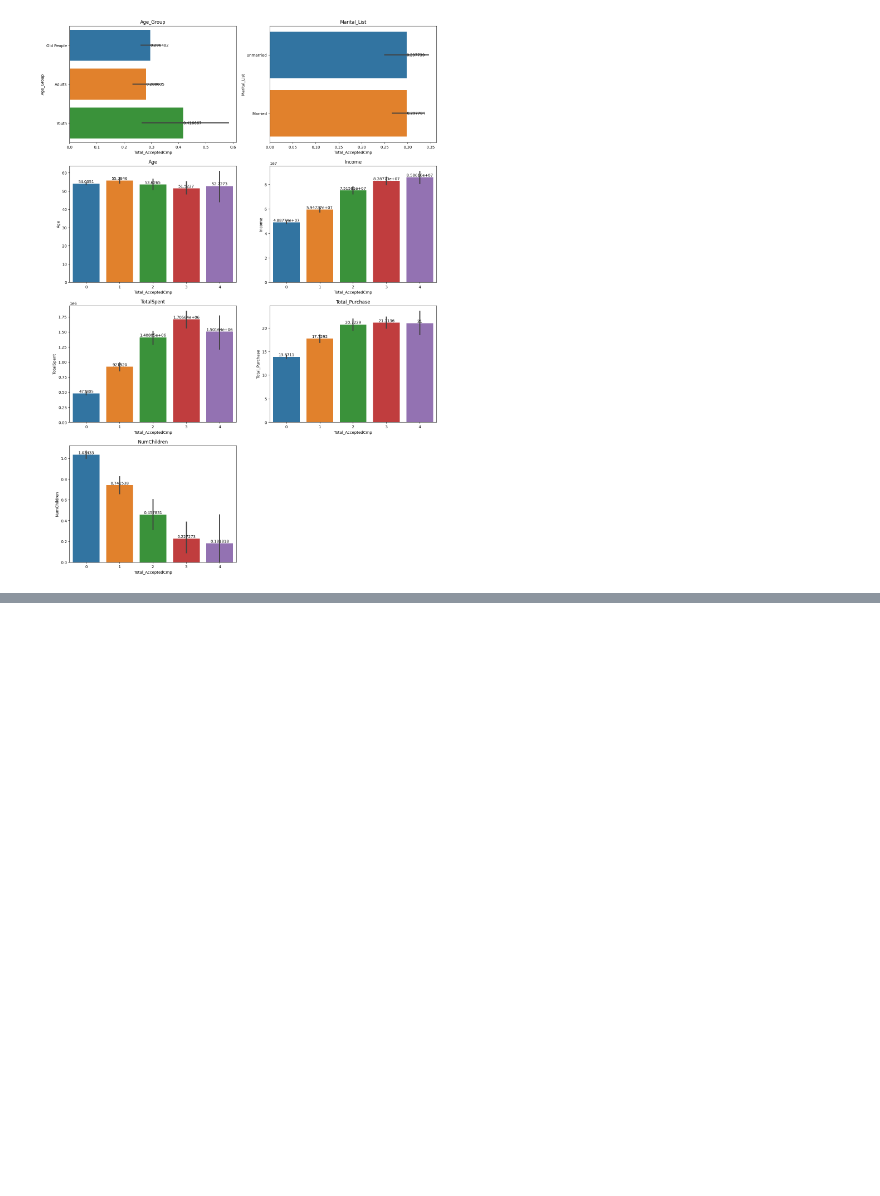
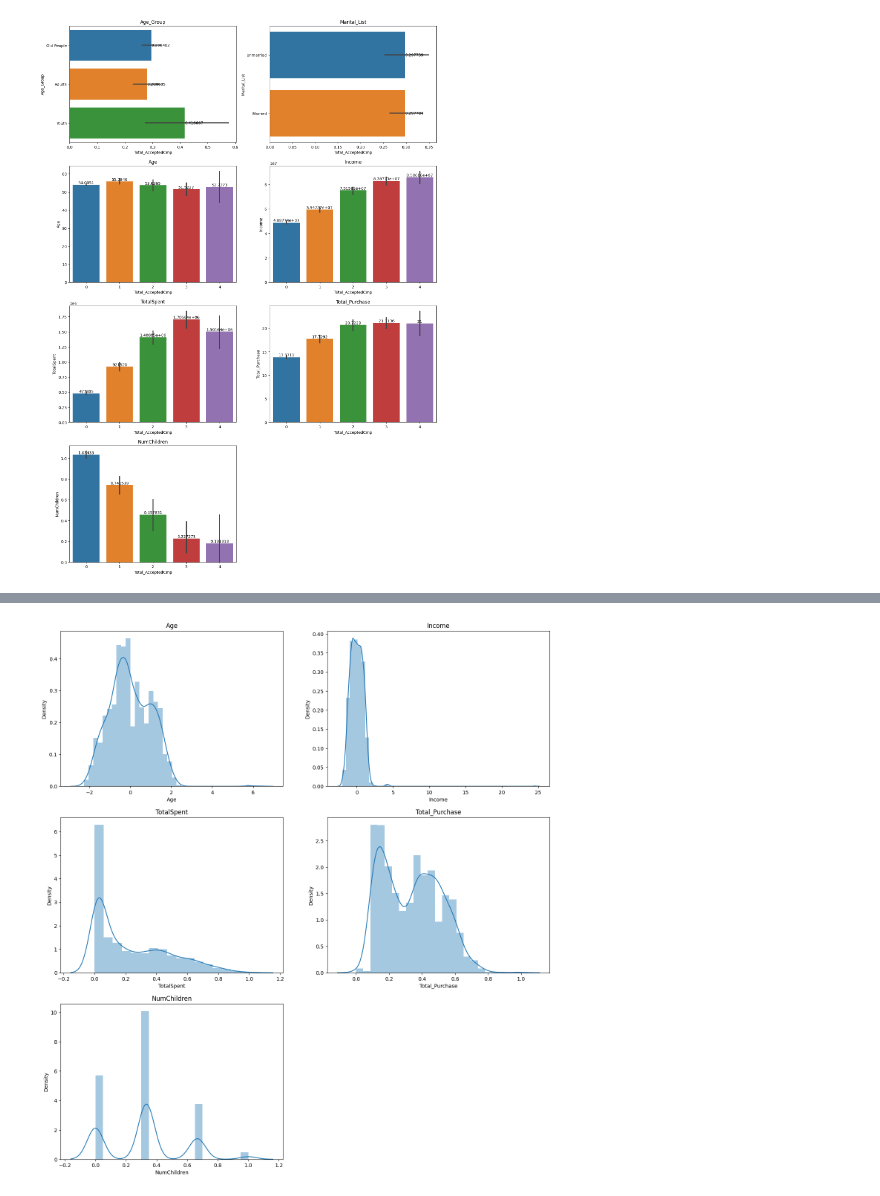
Before and after one commit to masendhy/predict_customer_personality_to_boost_marketing_campaign_by_using_machine_learning, a Jupyter notebook: predict_customer_personality_to_boost_marketing_campaign_by_using_machine_learning.ipynb, the cells around one changed output, grey strips where cells are left out. Drawn from its saved outputs; the diff is of its cells as text; code cells hidden in the pictures; blank space fills up the shorter version.

Commit message:
Conversion Rate Analysis Based on Income, Spending and Age done

```diff
--- a/predict_customer_personality_to_boost_marketing_campaign_by_using_machine_learning.ipynb
+++ b/predict_customer_personality_to_boost_marketing_campaign_by_using_machine_learning.ipynb
@@ -241,0 +249,20 @@ for i, col in enumerate(df_featex[columns],1):
+# %%
+# lets do transformation (normalization) of TotalSpent, Total_Purchase and NumChildren
+from sklearn.preprocessing import MinMaxScaler, StandardScaler
+
+df_featex.TotalSpent = MinMaxScaler().fit_transform(df_featex[['TotalSpent']])
+df_featex.Total_Purchase = MinMaxScaler().fit_transform(df_featex[['Total_Purchase']])
+df_featex.NumChildren = MinMaxScaler().fit_transform(df_featex[['NumChildren']])
+
+#lets standarisate Age and Income
+df_featex['Age'] = StandardScaler().fit_transform(df_featex[['Age']])
+df_featex['Income'] = StandardScaler().fit_transform(df_featex[['Income']])
+# %%
+#show distribusion after standarisation
+plt.figure(figsize=(17,25))
+for i, col in enumerate(df_featex[num],1):
+    plt.subplot(4,2,i)
+    ax = sns.distplot(df_featex[col])
+    plt.title(col)
+# %% [output]
+[figure, added]
```
Also changed, not shown: parts of 5 cells of this notebook, 1 other file.
